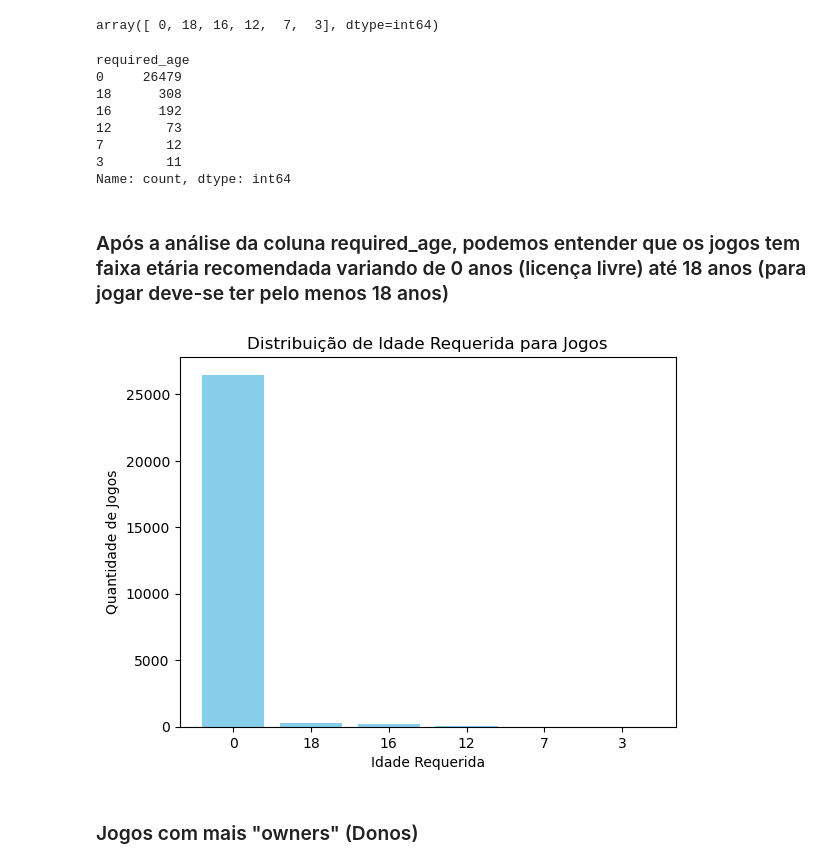
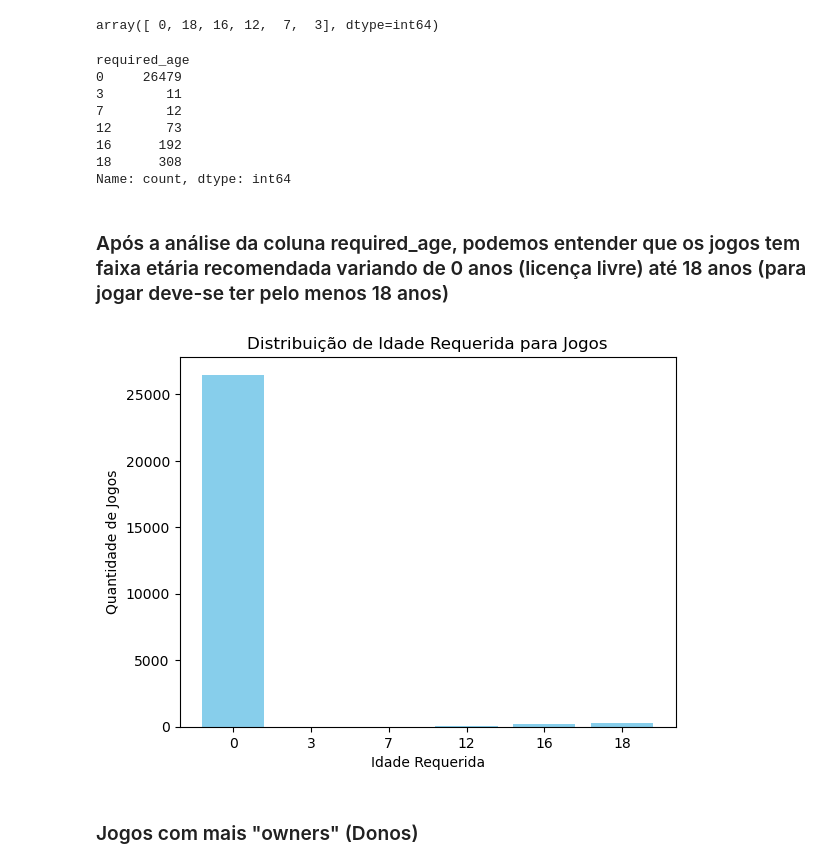
Before and after one commit to mauriciobenjamin700/Projeto_04_ADA, a Jupyter notebook: notebook_projeto.ipynb, the cells around one changed output. Drawn from its saved outputs; the diff is of its cells as text; code cells hidden in the pictures.

Commit message:
mudança na aoresentação dos jogos com mais "owners" e mudança no gráfico de "required_age"

```diff
--- a/notebook_projeto.ipynb
+++ b/notebook_projeto.ipynb
@@ -272,34 +272,37 @@ df['required_age'].unique()
 array([ 0, 18, 16, 12,  7,  3], dtype=int64)
 # %%
 # Contar a quantidade de ocorrências para cada valor único
-contagem_ocorrencias = df['required_age'].value_counts()
+contagem_ocorrencias = df['required_age'].value_counts().sort_index()
 contagem_ocorrencias
 # %% [output]
 required_age
 0     26479
+3        11
+7        12
+12       73
+16      192
 18      308
-16      192
-12       73
-7        12
-3        11
 Name: count, dtype: int64
 # %% [markdown]
 ### Após a análise da coluna required_age, podemos entender que os jogos tem faixa etária recomendada variando de 0 anos (licença livre) até 18 anos (para jogar deve-se ter pelo menos 18 anos)
 # %%
-labels = ['0', '18', '16', '12', '7', '3']
-
+labels = ['0', '3', '7', '12', '16', '18']
 # Criar o gráfico de barras
 plt.bar(labels, contagem_ocorrencias, color='skyblue')
+
+# Rótulo de dados
+#for i in range(len(contagem_ocorrencias)):
+#  plt.text(labels[i], contagem_ocorrencias[i+1], contagem_ocorrencias[i+1] ,ha = 'center', va = 'bottom')
 
 # Adicionar rótulos aos eixos e um título ao gráfico
 plt.xlabel('Idade Requerida')
 plt.ylabel('Quantidade de Jogos')
 plt.title('Distribuição de Idade Requerida para Jogos')
 
 # Exibir o gráfico
 plt.show()
 # %% [output]
-[figure, old version]
+[figure, new version]
 # %% [markdown]
 ### Jogos com mais "owners" (Donos)
 # %%
```
Also changed, not shown: parts of 1 cell of this notebook.
